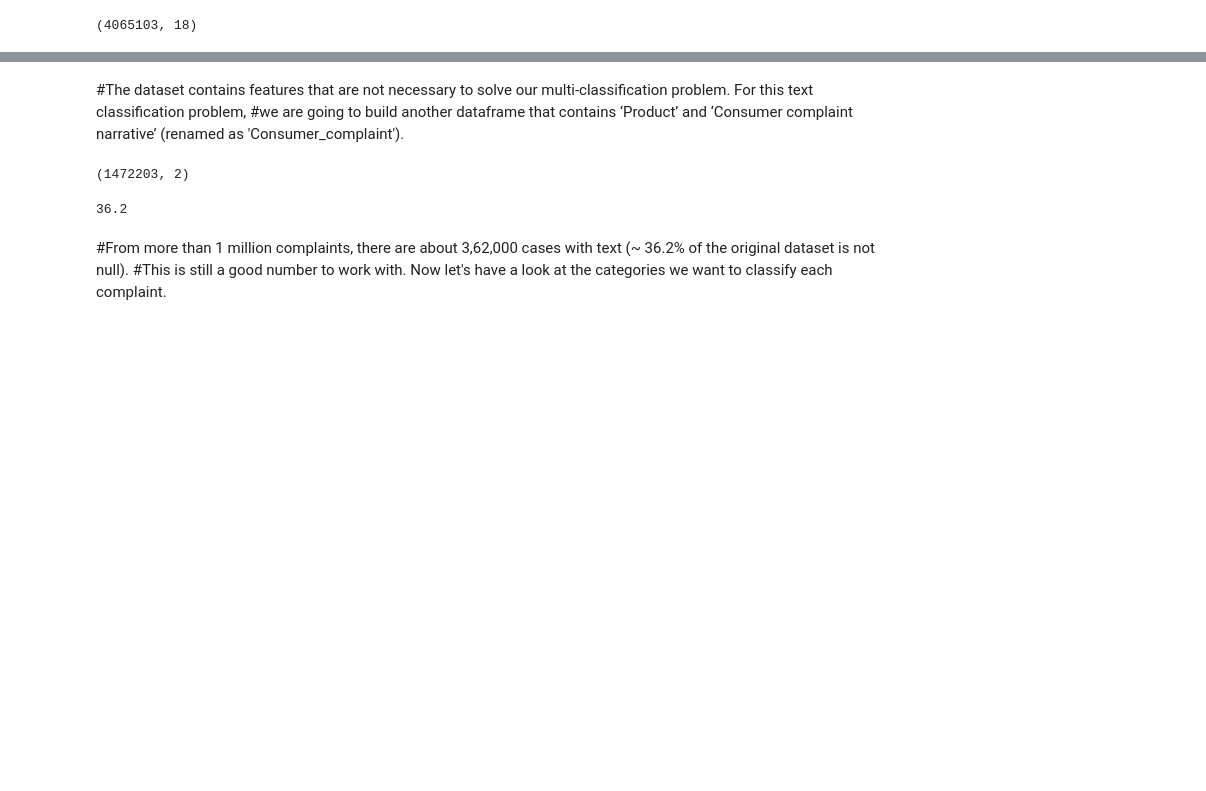
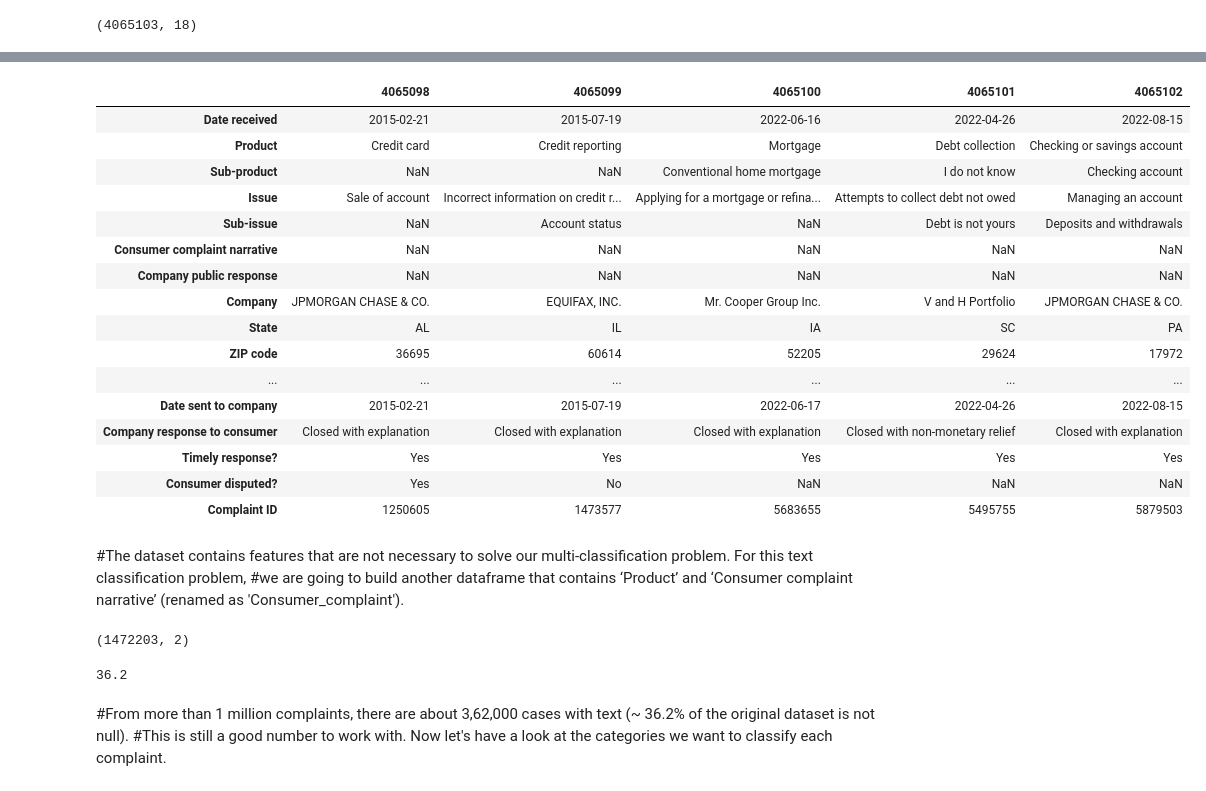
Before and after one commit to GouravJoshi7424/My_Project, a Jupyter notebook: Task 6 Text Classification/kaiburr.ipynb, the cells around one changed output, grey strips where cells are left out. Saved outputs shown, nothing was run; the diff lists cells and outputs as text; code cells hidden in the pictures; blank space fills up the shorter version.

```diff
--- a/Task 6 Text Classification/kaiburr.ipynb
+++ b/Task 6 Text Classification/kaiburr.ipynb
@@ -48,6 +46,26 @@ df.head().T # Columns are shown in rows for easy reading
 | Timely response? | Yes | Yes | Yes | Yes | Yes |
 | Consumer disputed? | NaN | NaN | NaN | NaN | NaN |
 | Complaint ID | 7493283 | 7510657 | 7510356 | 7514982 | 7537220 |
+# %%
+df.tail().T # Columns are shown in rows for easy reading
+# %% [output]
+|  | 4065098 | 4065099 | 4065100 | 4065101 | 4065102 |
+| Date received | 2015-02-21 | 2015-07-19 | 2022-06-16 | 2022-04-26 | 2022-08-15 |
+| Product | Credit card | Credit reporting | Mortgage | Debt collection | Checking or savings account |
+| Sub-product | NaN | NaN | Conventional home mortgage | I do not know | Checking account |
+| Issue | Sale of account | Incorrect information on credit r... | Applying for a mortgage or refina... | Attempts to collect debt not owed | Managing an account |
+| Sub-issue | NaN | Account status | NaN | Debt is not yours | Deposits and withdrawals |
+| Consumer complaint narrative | NaN | NaN | NaN | NaN | NaN |
+| Company public response | NaN | NaN | NaN | NaN | NaN |
+| Company | JPMORGAN CHASE & CO. | EQUIFAX, INC. | Mr. Cooper Group Inc. | V and H Portfolio | JPMORGAN CHASE & CO. |
+| State | AL | IL | IA | SC | PA |
+| ZIP code | 36695 | 60614 | 52205 | 29624 | 17972 |
+| ... | ... | ... | ... | ... | ... |
+| Date sent to company | 2015-02-21 | 2015-07-19 | 2022-06-17 | 2022-04-26 | 2022-08-15 |
+| Company response to consumer | Closed with explanation | Closed with explanation | Closed with explanation | Closed with non-monetary relief | Closed with explanation |
+| Timely response? | Yes | Yes | Yes | Yes | Yes |
+| Consumer disputed? | Yes | No | NaN | NaN | NaN |
+| Complaint ID | 1250605 | 1473577 | 5683655 | 5495755 | 5879503 |
 # %% [markdown]
 #The dataset contains features that are not necessary to solve our multi-classification problem. For this text classification problem,
 #we are going to build another dataframe that contains ‘Product’ and ‘Consumer complaint narrative’ (renamed as 'Consumer_complaint').
```
Also changed, not shown: parts of 8 cells of this notebook.
